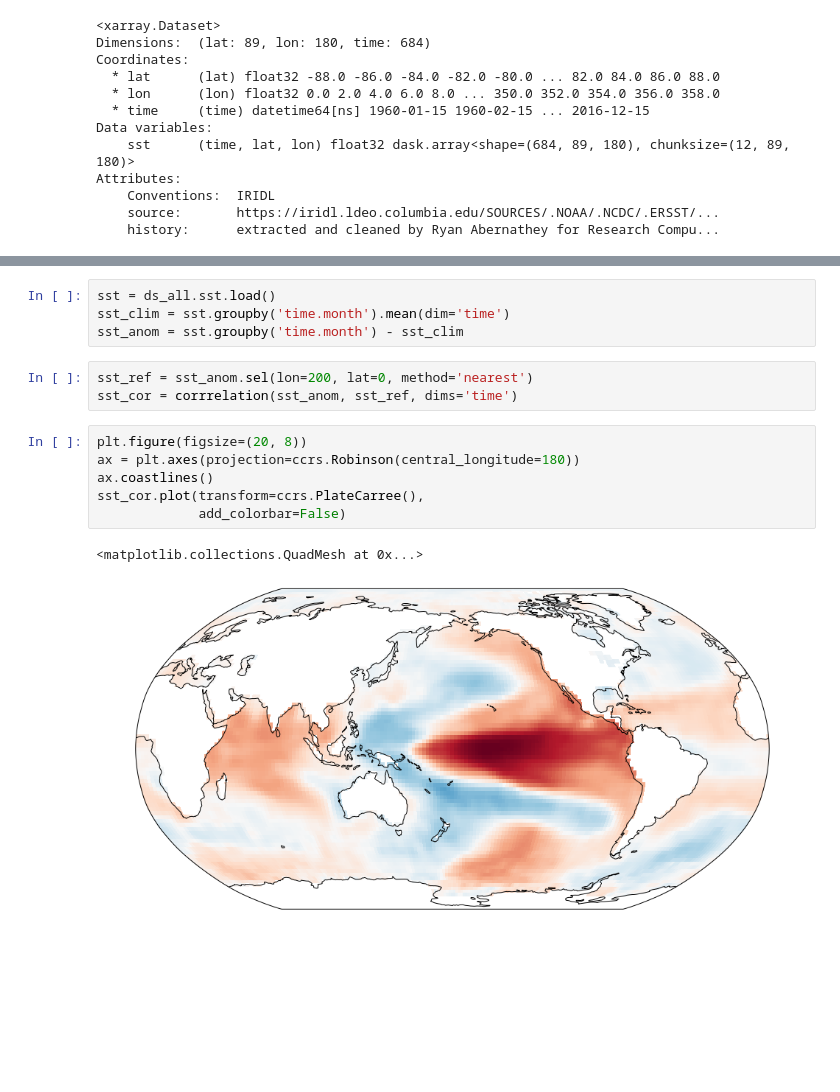
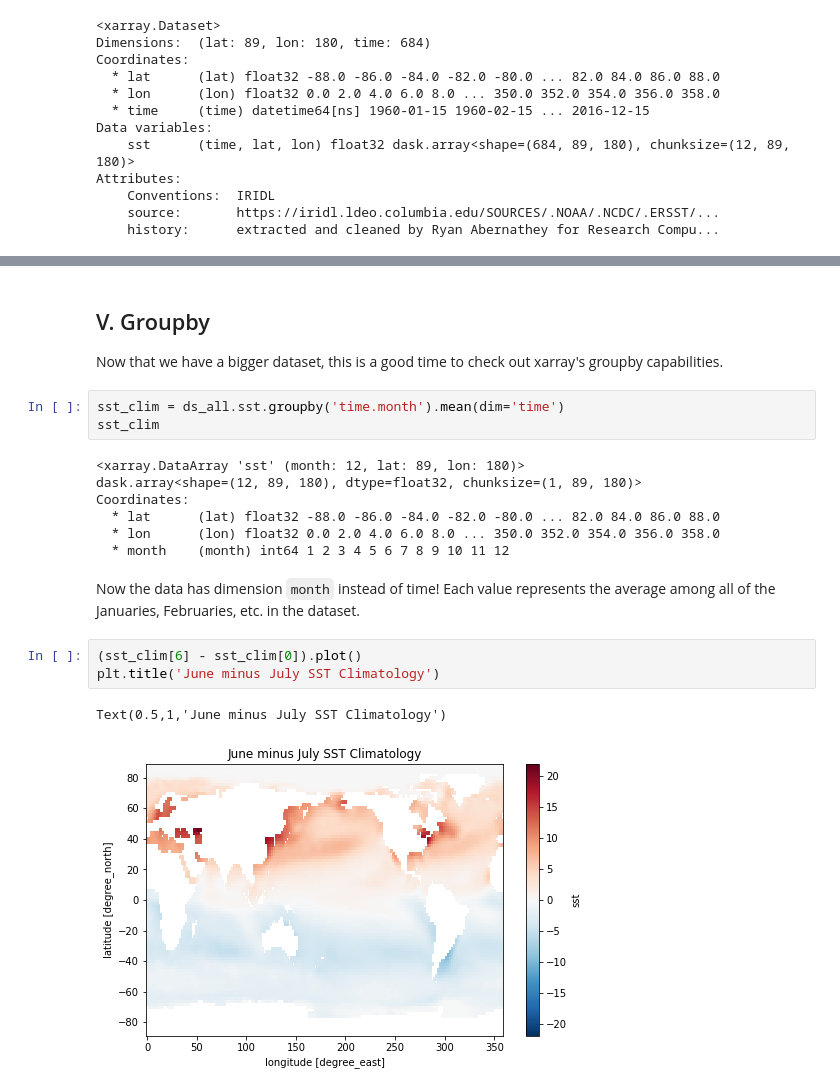
Before and after one commit to pangeo-data/pangeo-tutorial, a Jupyter notebook: notebooks/xarray.ipynb, the cells around one changed output, grey strips where cells are left out. Cells and saved outputs as stored; diff of their text form; blank space fills up the shorter version.

Commit message:
updated xarray notebook

```diff
--- a/notebooks/xarray.ipynb
+++ b/notebooks/xarray.ipynb
@@ -427,16 +424,23 @@ def corrrelation(x, y, dims=None):
+# %% [markdown]
+## V. Groupby
+
+Now that we have a bigger dataset, this is a good time to check out xarray's groupby capabilities.
 # %%
-sst = ds_all.sst.load()
-sst_clim = sst.groupby('time.month').mean(dim='time')
-sst_anom = sst.groupby('time.month') - sst_clim
+sst_clim = ds_all.sst.groupby('time.month').mean(dim='time')
+sst_clim
+# %% [output]
+<xarray.DataArray 'sst' (month: 12, lat: 89, lon: 180)>
+dask.array<shape=(12, 89, 180), dtype=float32, chunksize=(1, 89, 180)>
+Coordinates:
+  * lat      (lat) float32 -88.0 -86.0 -84.0 -82.0 -80.0 ... 82.0 84.0 86.0 88.0
+  * lon      (lon) float32 0.0 2.0 4.0 6.0 8.0 ... 350.0 352.0 354.0 356.0 358.0
+  * month    (month) int64 1 2 3 4 5 6 7 8 9 10 11 12
-# %%
-sst_ref = sst_anom.sel(lon=200, lat=0, method='nearest')
-sst_cor = corrrelation(sst_anom, sst_ref, dims='time')
-# %%
-plt.figure(figsize=(20, 8))
-ax = plt.axes(projection=ccrs.Robinson(central_longitude=180))
-ax.coastlines()
-sst_cor.plot(transform=ccrs.PlateCarree(),
-             add_colorbar=False)
-# %% [output]
-<matplotlib.collections.QuadMesh at 0x...>
-[figure, removed]
+# %% [markdown]
+Now the data has dimension `month` instead of time!
+Each value represents the average among all of the Januaries, Februaries, etc. in the dataset.
+# %%
+(sst_clim[6] - sst_clim[0]).plot()
+plt.title('June minus July SST Climatology')
+# %% [output]
+Text(0.5,1,'June minus July SST Climatology')
+[figure, added]
```
Also changed, not shown: parts of 15 cells of this notebook.
